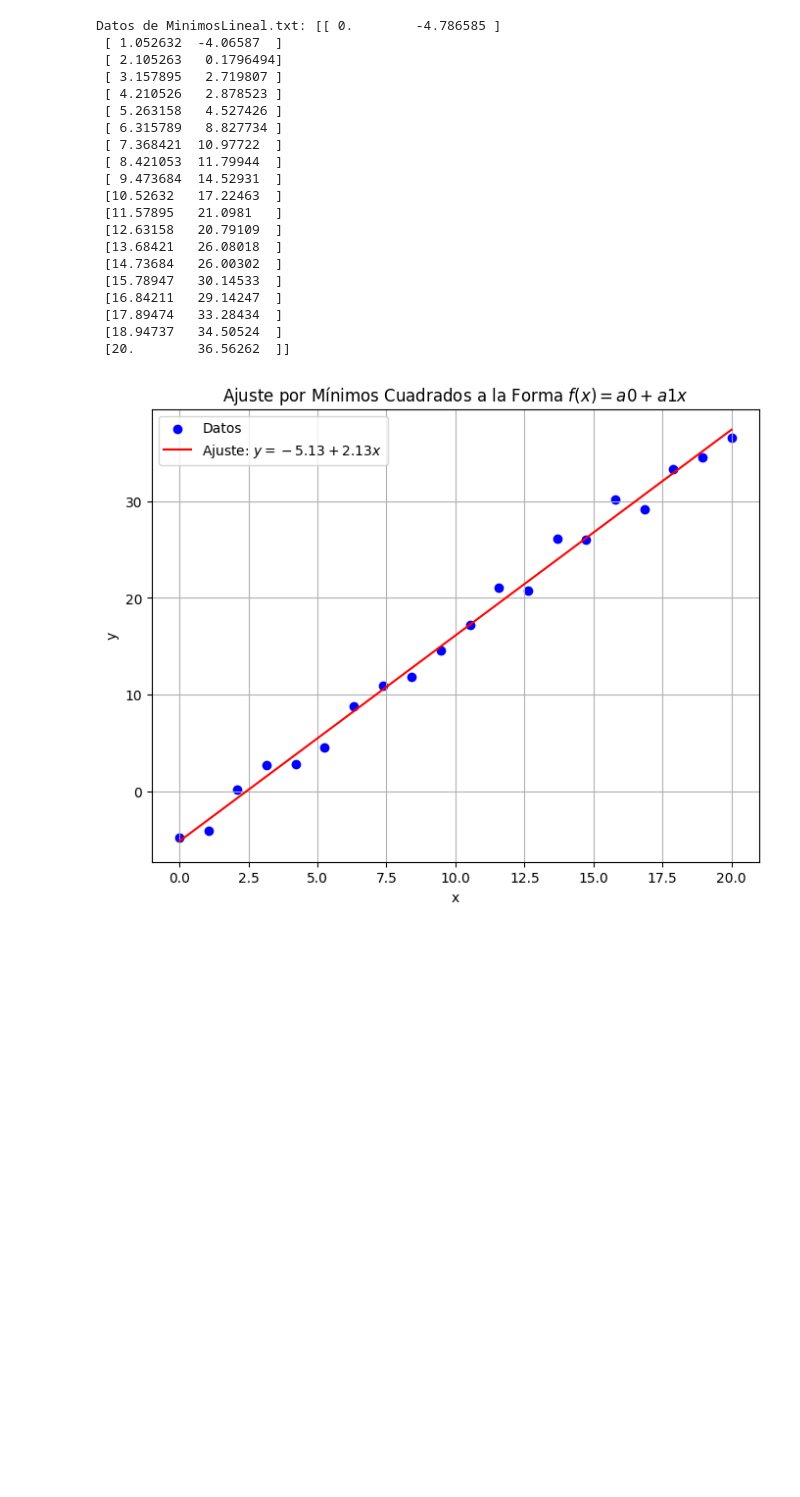
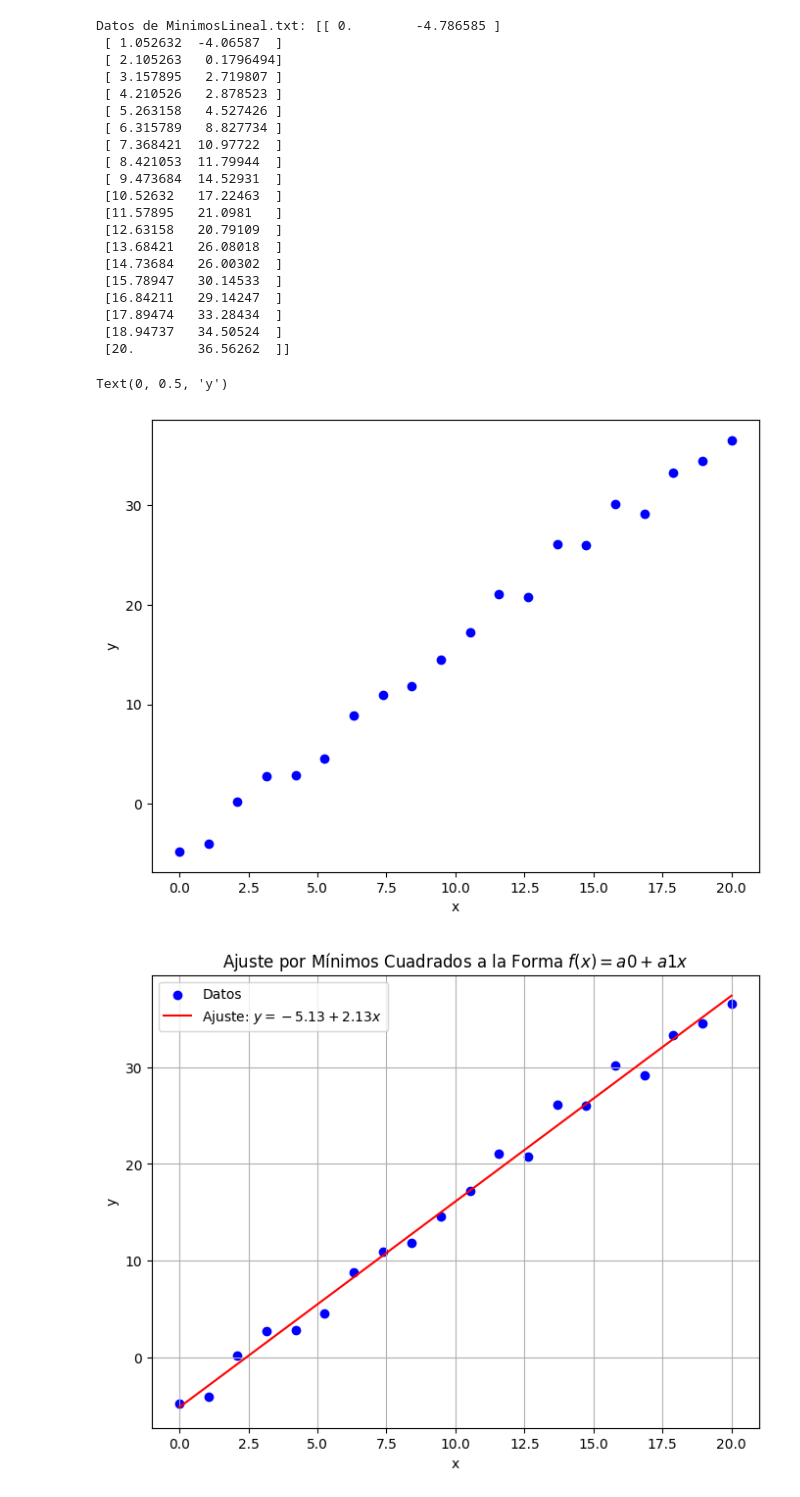
Before and after one commit to Jacofeldman/Metodos1_JacoboFeldman, a Jupyter notebook: Tarea5/Minimo2.ipynb, the cells around one changed output. Cells and saved outputs as stored; diff of their text form; code cells hidden in the pictures; blank space fills up the shorter version.

```diff
--- a/Tarea5/Minimo2.ipynb
+++ b/Tarea5/Minimo2.ipynb
@@ -45,6 +45,14 @@ Datos de MinimosLineal.txt: [[ 0.        -4.786585 ]
  [17.89474   33.28434  ]
  [18.94737   34.50524  ]
  [20.        36.56262  ]]
+# %%
+plt.figure(figsize=(8, 6))
+plt.scatter(x_data_linear, y_data_linear, color='blue', label='Datos')
+plt.xlabel('x')
+plt.ylabel('y')
+# %% [output]
+Text(0, 0.5, 'y')
+[figure, added]
 # %%
 import numpy as np
 import matplotlib.pyplot as plt
```
